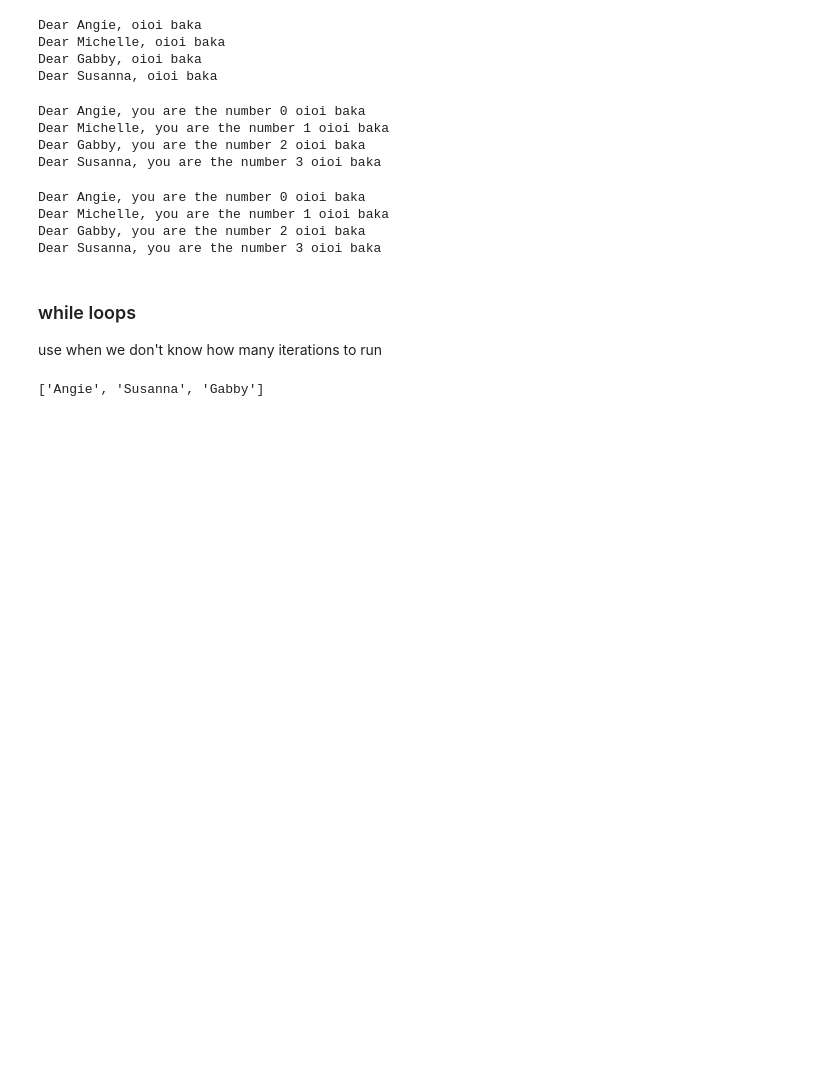
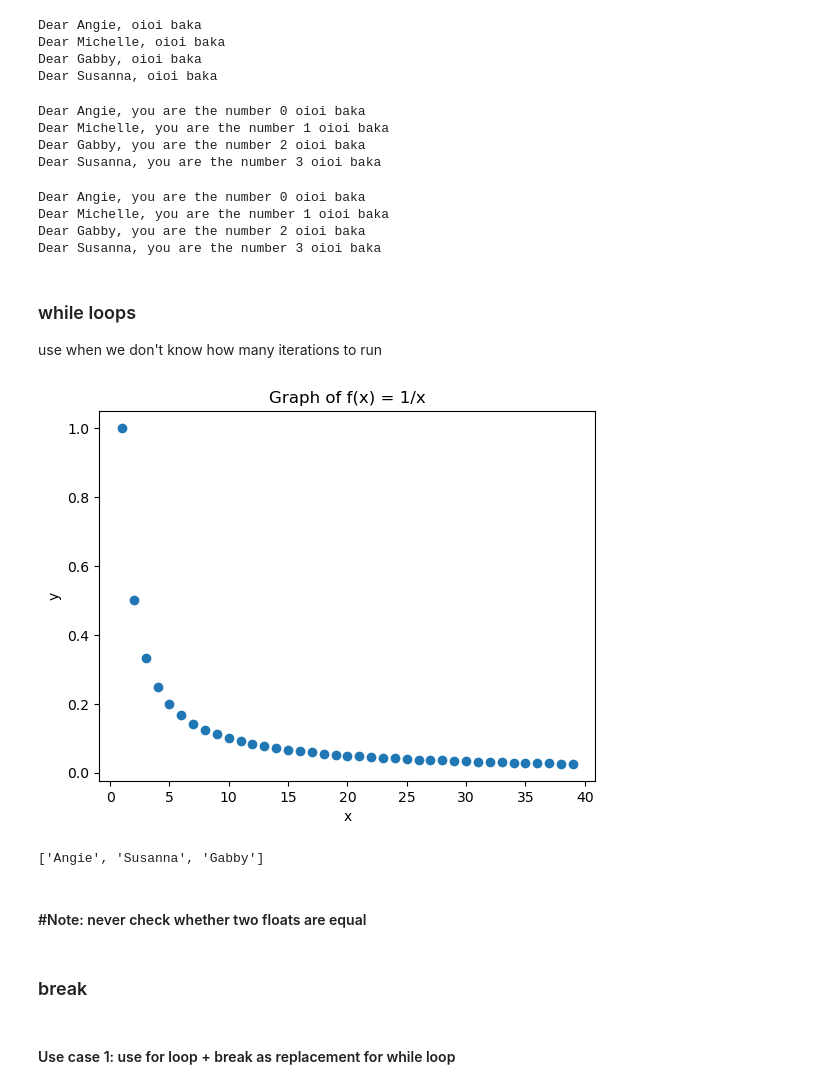
Before and after one commit to anqi-c07/datasci151spring2026, a Jupyter notebook: quiz_review/lectures_01thru09.ipynb, the cells around one changed output. Cells and saved outputs as stored; diff of their text form; code cells hidden in the pictures; blank space fills up the shorter version.

```diff
--- a/quiz_review/lectures_01thru09.ipynb
+++ b/quiz_review/lectures_01thru09.ipynb
@@ -739,6 +739,26 @@ Dear Susanna, you are the number 3 oioi baka
 # %% [markdown]
 ### while loops
 use when we don't know how many iterations to run
+# %%
+threshold = 0.025
+
+x_list = []
+y_list = []
+
+
+x = 1
+while 1/x > threshold:
+    x_list.append(x)
+    y_list.append(1/x)
+    x = x + 1
+
+plt.scatter(x = x_list, y = y_list)
+plt.title("Graph of f(x) = 1/x")
+plt.xlabel('x')
+plt.ylabel("y")
+plt.show()
+# %% [output]
+[figure, added]
 # %%
 candidate_pool = ["Angie", "Susanna", "Gabby", "Michelle"]
 picked_candidates = []
@@ -752,3 +772,9 @@ while len(picked_candidates) < 3:  # only runs when certain condition is true
 print(picked_candidates)
 # %% [output]
 ['Angie', 'Susanna', 'Gabby']
+# %% [markdown]
+#### #Note: never check whether two floats are equal
+# %% [markdown]
+### break
+# %% [markdown]
+#### Use case 1: use for loop + break as replacement for while loop
```
Also changed, not shown: parts of 6 cells of this notebook, 1 other file.
